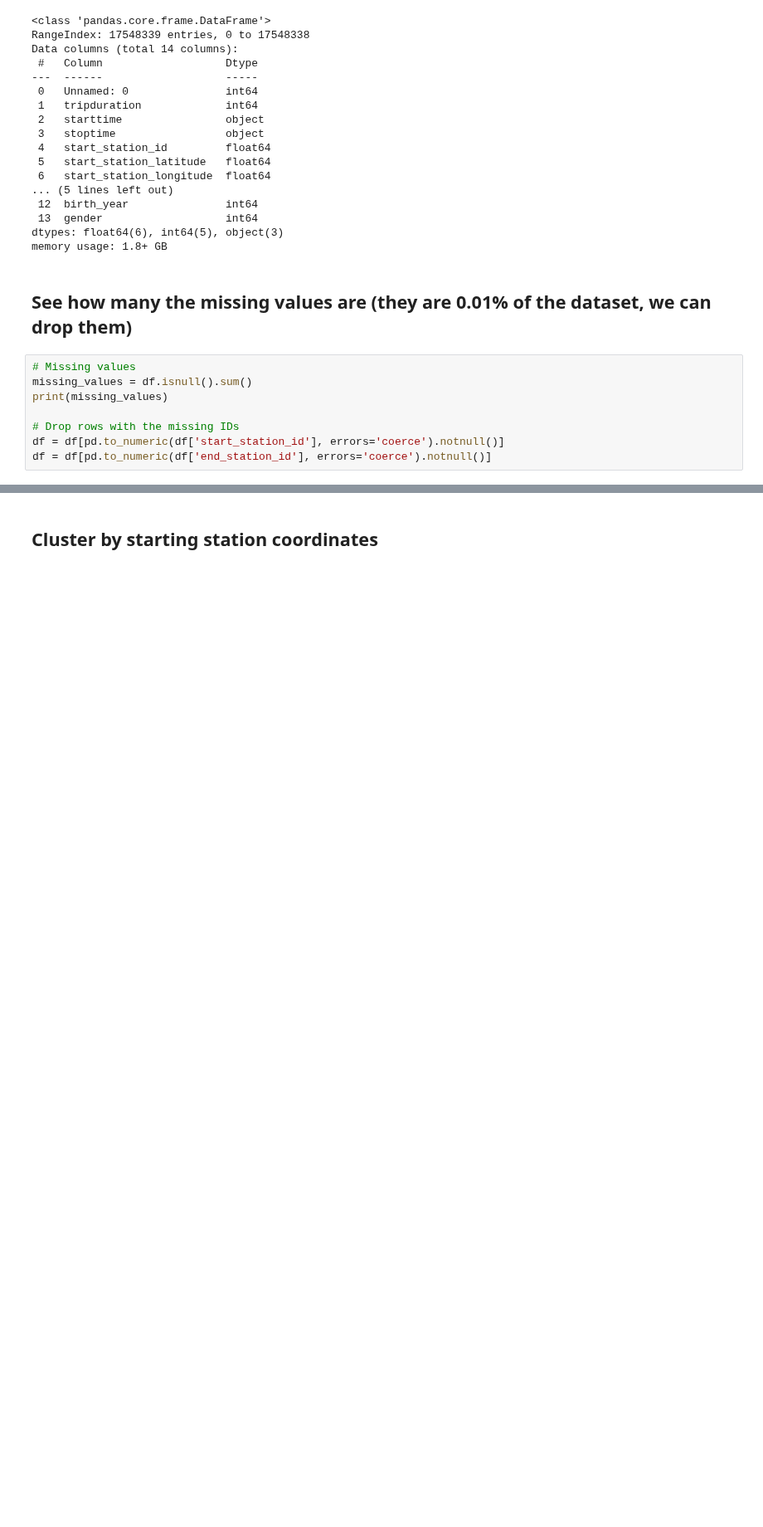
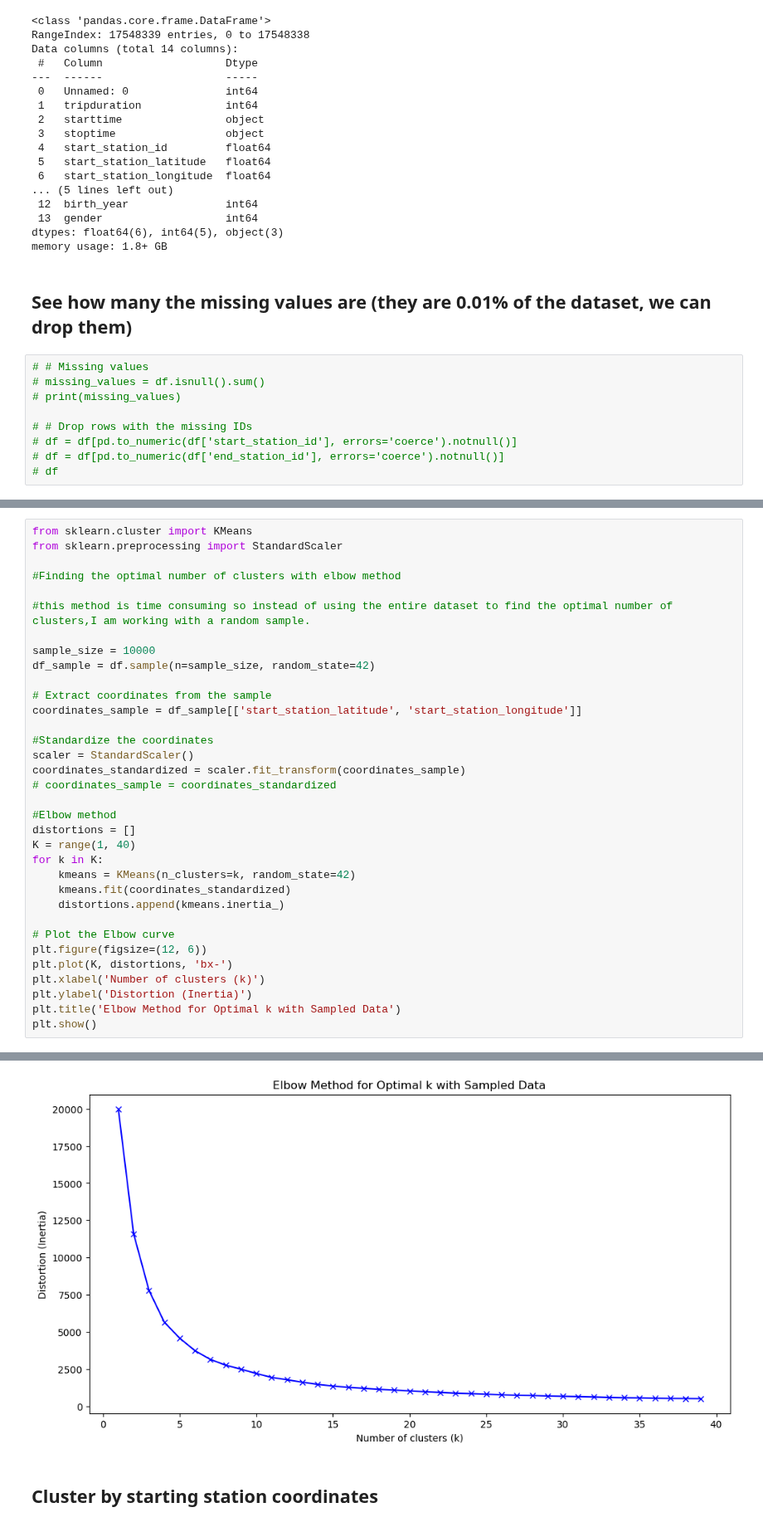
Before and after one commit to MikeKata13/Business_Analytics_Project, a Jupyter notebook: main.ipynb, the cells around one changed output, grey strips where cells are left out. Shown at 83% size. Saved outputs shown, nothing was run; the diff lists cells and outputs as text; blank space fills up the shorter version.

```diff
--- a/main.ipynb
+++ b/main.ipynb
@@ -43,11 +43,12 @@ memory usage: 1.8+ GB
 # %% [markdown]
 ## See how many the missing values are (they are 0.01% of the dataset, we can drop them)
 # %%
-# Missing values
-missing_values = df.isnull().sum()
-print(missing_values)
+# # Missing values
+# missing_values = df.isnull().sum()
+# print(missing_values)
 
-# Drop rows with the missing IDs
-df = df[pd.to_numeric(df['start_station_id'], errors='coerce').notnull()]
-df = df[pd.to_numeric(df['end_station_id'], errors='coerce').notnull()]
+# # Drop rows with the missing IDs
+# df = df[pd.to_numeric(df['start_station_id'], errors='coerce').notnull()]
+# df = df[pd.to_numeric(df['end_station_id'], errors='coerce').notnull()]
+# df
 # %% [output]
@@ -94,0 +75,35 @@ plt.show()
+# %%
+from sklearn.cluster import KMeans
+from sklearn.preprocessing import StandardScaler
+
+#Finding the optimal number of clusters with elbow method
+
+#this method is time consuming so instead of using the entire dataset to find the optimal number of clusters,I am working with a random sample.
+
+sample_size = 10000
+df_sample = df.sample(n=sample_size, random_state=42)
+
+# Extract coordinates from the sample
+coordinates_sample = df_sample[['start_station_latitude', 'start_station_longitude']]
+
+#Standardize the coordinates
+scaler = StandardScaler()
+coordinates_standardized = scaler.fit_transform(coordinates_sample)
+# coordinates_sample = coordinates_standardized
+
+#Elbow method
+distortions = []
+K = range(1, 40)
+for k in K:
+    kmeans = KMeans(n_clusters=k, random_state=42)
+    kmeans.fit(coordinates_standardized)
+    distortions.append(kmeans.inertia_)
+
+# Plot the Elbow curve
+plt.figure(figsize=(12, 6))
+plt.plot(K, distortions, 'bx-')
+plt.xlabel('Number of clusters (k)')
+plt.ylabel('Distortion (Inertia)')
+plt.title('Elbow Method for Optimal k with Sampled Data')
+plt.show()
+# %% [output]
@@ -95,2 +127,3 @@ plt.show()
+[figure, added]
 # %% [markdown]
 ## Cluster by starting station coordinates
```
Also changed, not shown: parts of 18 cells of this notebook.
